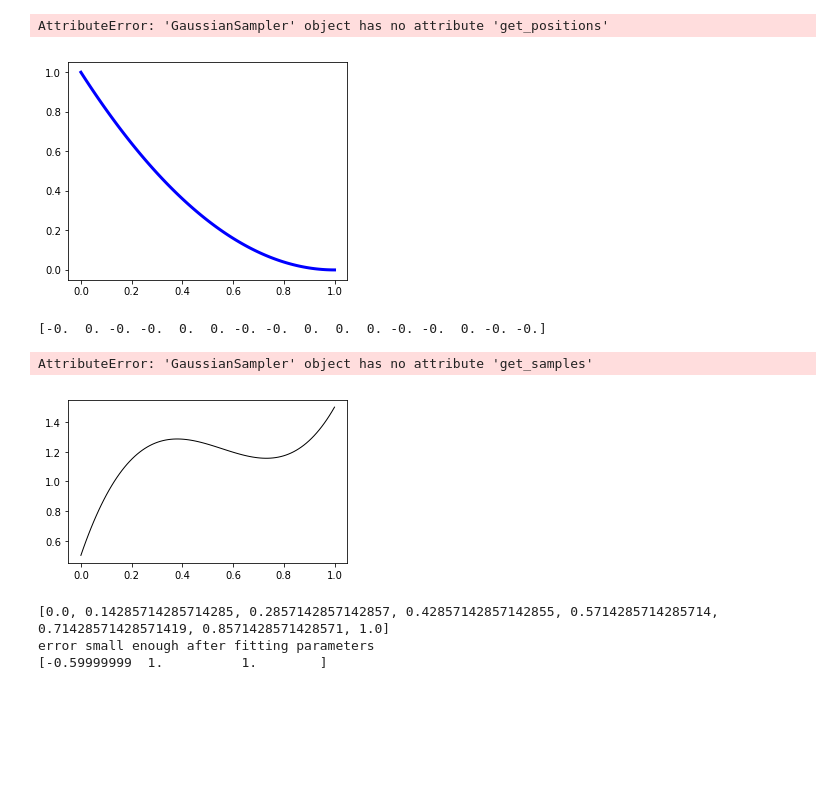
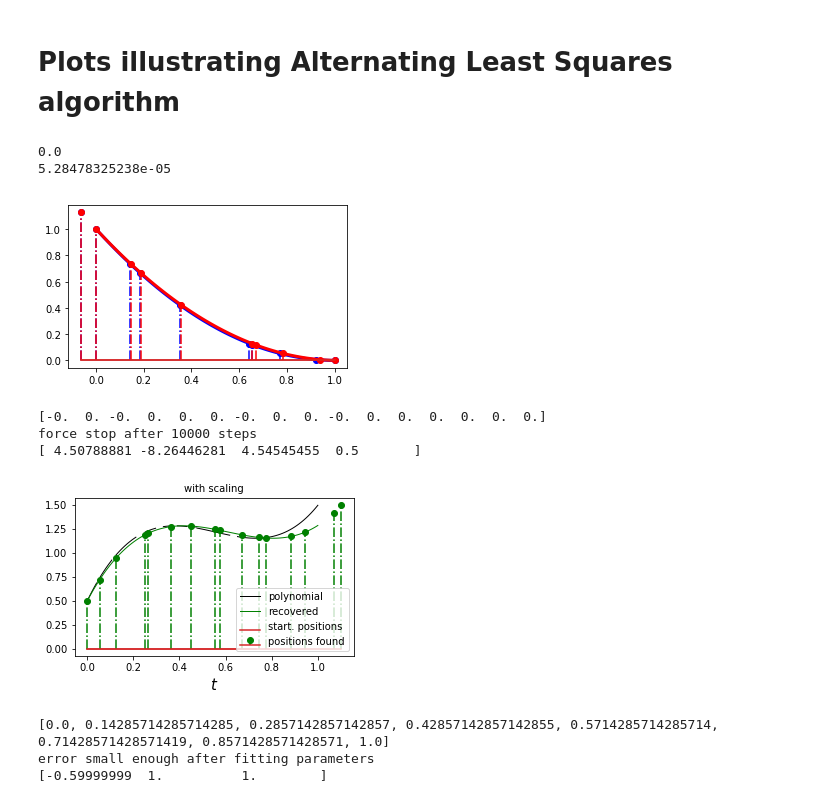
Before and after one commit to LCAV/surface-reconstruction, a Jupyter notebook: surface-reconstruction.ipynb, the cells around one changed output. Saved outputs shown, nothing was run; the diff lists cells and outputs as text; code cells hidden in the pictures; blank space fills up the shorter version.

```diff
--- a/surface-reconstruction.ipynb
+++ b/surface-reconstruction.ipynb
@@ -1,3 +1,5 @@
+# %% [markdown]
+# Plots illustrating Alternating Least Squares algorithm
 # %%
 from samplers import *
 from solvers import *
@@ -12,37 +14,38 @@ start_param = [1,-2, 1]
 polynomial = SignalPolynomial(start_param)
 # print polynomial.degree
 plot_results(polynomial,'b',lw =3)
 
 # sampler = DeterministicSampler(polynomial,N)
 sampler = GaussianSampler(polynomial,N,1,0.05)
 # print sampler.get_positions()
 # print sampler.get_samples()
 # print sampler.number_samples
-stem_results(sampler.get_positions(),sampler.get_samples(),'b')
+stem_results(sampler.sample_positions, sampler.sample_values, 'b')
 
 # solver = OrdinaryLS(sampler.get_samples(),polynomial.degree,SignalPolynomial)
 solver = AlternatingLS(
-    sampler.get_samples(),
+    sampler.sample_values,
     polynomial.model_size,
     SignalPolynomial,
     False,
     stopping_error=1e-10,
     beta=0.01)
 
 solver.solve()
 # print solver.samples
 # print solver.make_x()
 # print solver.parameter_estimate
 print(solver.train_error)
 print(polynomial.square_error(SignalPolynomial(solver.parameter_estimate)))
 pylab.ioff()
 plot_results(SignalPolynomial(solver.parameter_estimate),'r',lw = 3)
 stem_results(solver.get_position_estimates(),solver.get_samples(),'r');
 pylab.show()
 # stem_results(DeterministicSampler(SignalPolynomial(solver.parameter_estimate),N),'g')
 # %% [output]
-AttributeError: 'GaussianSampler' object has no attribute 'get_positions'
+0.0
+5.28478325238e-05
-[figure, old version]
+[figure, new version]
 # %%
 from samplers import *
 from solvers import *
@@ -60,11 +63,9 @@ plot_results(polynomial,'k',lw =1, label='polynomial')
 sampler = GaussianSampler(polynomial,N,1,0.04)
 noise = 1e-2*nr.randn(N)*0
 print(noise)
-sample_values = sampler.get_samples() + noise;
-# sampler = DeterministicSampler(polynomial,N)
-# stem_results(sampler.get_positions(),sampler.get_samples(),'k',label="original")
+sample_values = sampler.sample_values + noise;
 
-new_pos = FullSurfacePolynomial.shifted_positions(sampler.get_positions(),trace_param=[-0.5,0.1])
+new_pos = FullSurfacePolynomial.shifted_positions(sampler.sample_positions, trace_param=[-0.5,0.1])
 stem_results(new_pos,sample_values,'w',label="start. positions")
 
 solver = ConstrainedALS(
@@ -93,9 +94,10 @@ pylab.legend(loc="lower right", fontsize=10)
 pylab.gcf().subplots_adjust(bottom=0.15)
 pylab.show()
 # %% [output]
-[-0.  0. -0. -0.  0.  0. -0. -0.  0.  0.  0. -0. -0.  0. -0. -0.]
+[-0.  0. -0.  0.  0.  0. -0.  0.  0. -0.  0.  0.  0.  0.  0.  0.]
+force stop after 10000 steps
+[ 4.50788881 -8.26446281  4.54545455  0.5       ]
-AttributeError: 'GaussianSampler' object has no attribute 'get_samples'
-[figure, old version]
+[figure, new version]
 # %%
 from samplers import *
 from solvers import *
```
Also changed, not shown: 10 other files.
